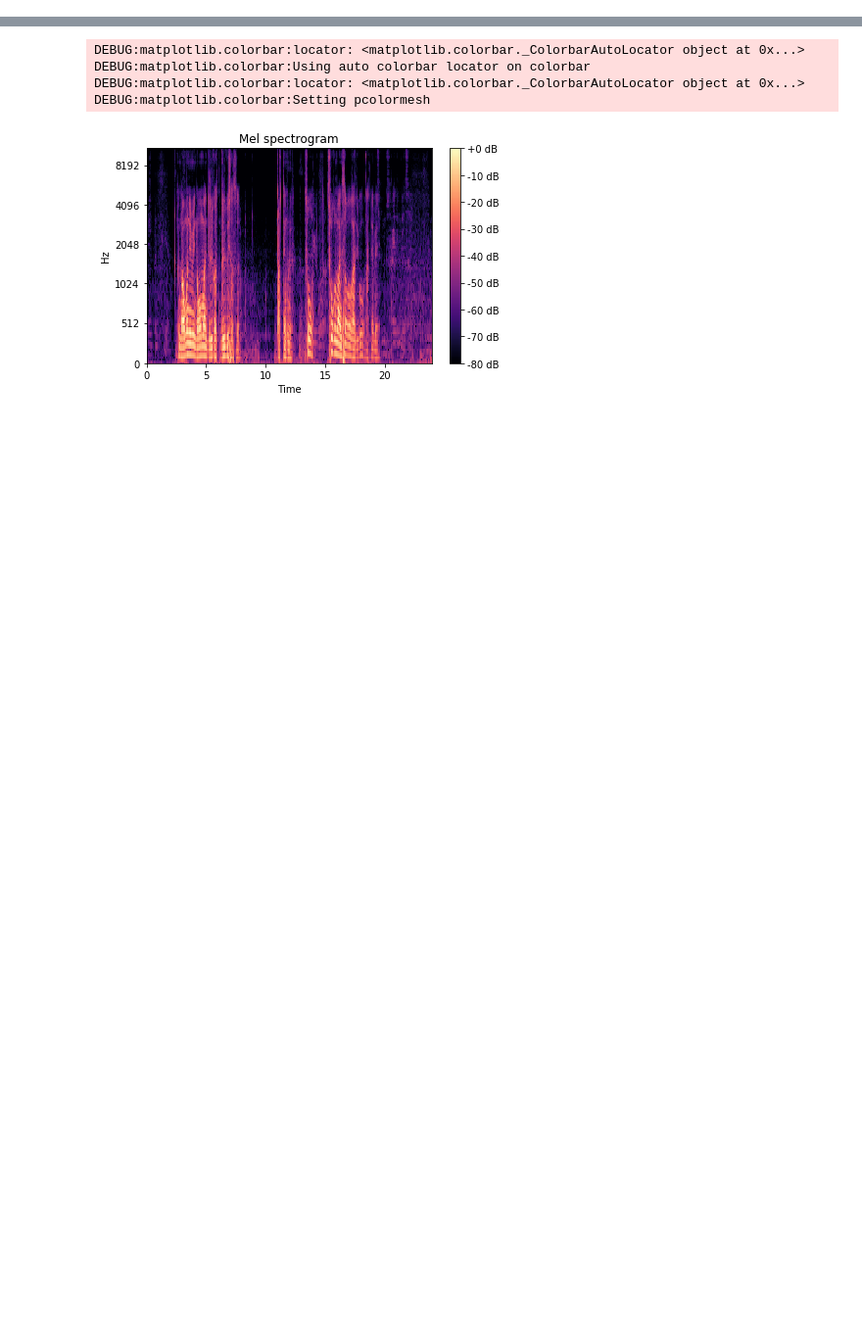
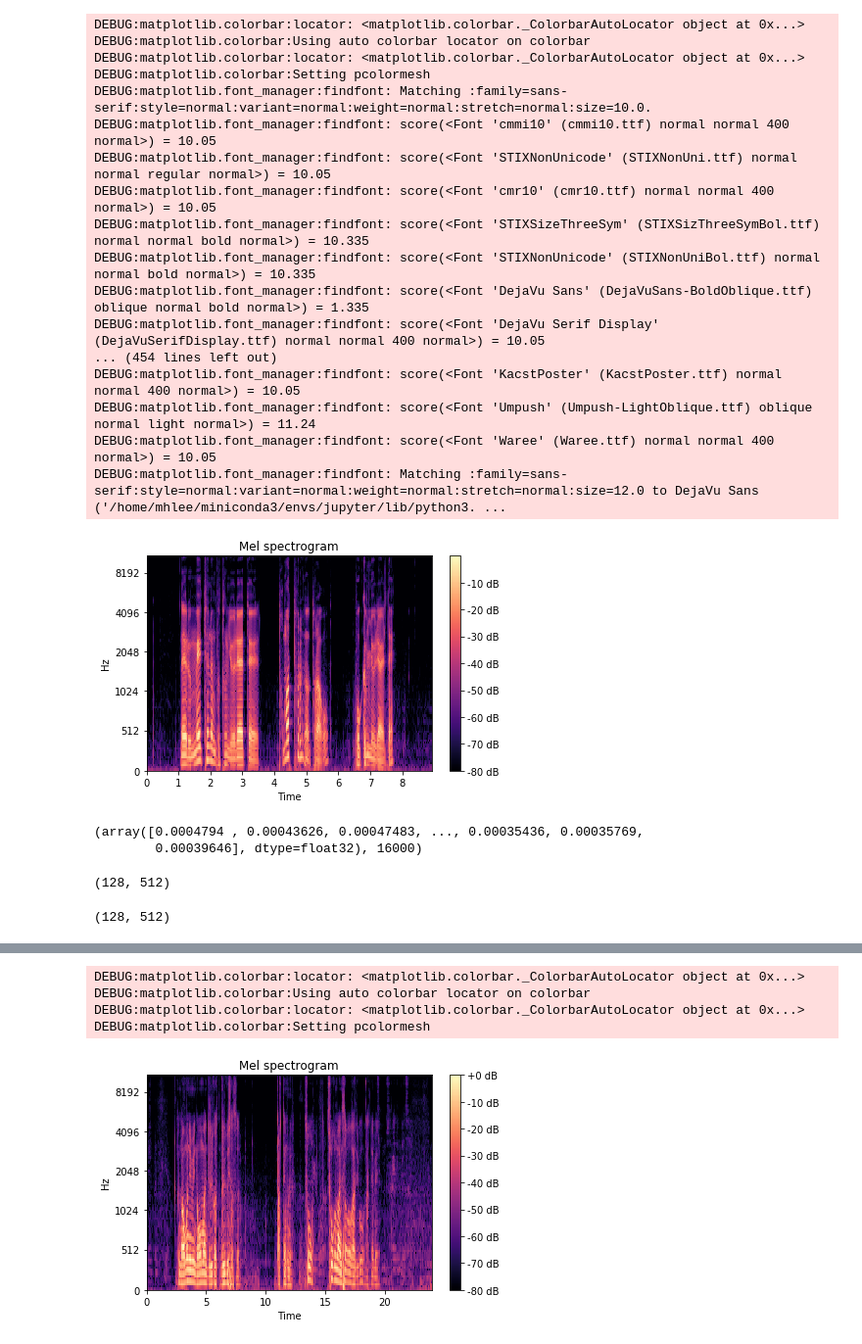
Before and after one commit to minhyeoky/lab-research, a Jupyter notebook: feature_engineering.ipynb, the cells around one changed output, grey strips where cells are left out. Shown: that part at 98% size. Drawn from its saved outputs; the diff is of its cells as text; code cells hidden in the pictures; blank space fills up the shorter version.

Commit message:
#2 Mel Spectrogram + Auto encoder

```diff
--- a/feature_engineering.ipynb
+++ b/feature_engineering.ipynb
@@ -223,0 +288,2 @@ INFO:root:reading hub data from ../data/KsponSpeech_01
+# %%
+it = dl.train_generator('hub')
@@ -223,0 +311,28 @@ INFO:root:reading hub data from ../data/KsponSpeech_01
+# %%
+dl.random_audio(mel_to_audio=True)
+# %% [output]
+DEBUG:matplotlib.colorbar:locator: <matplotlib.colorbar._ColorbarAutoLocator object at 0x...>
+DEBUG:matplotlib.colorbar:Using auto colorbar locator on colorbar
+DEBUG:matplotlib.colorbar:locator: <matplotlib.colorbar._ColorbarAutoLocator object at 0x...>
+DEBUG:matplotlib.colorbar:Setting pcolormesh
+DEBUG:matplotlib.font_manager:findfont: Matching :family=sans-serif:style=normal:variant=normal:weight=normal:stretch=normal:size=10.0.
+DEBUG:matplotlib.font_manager:findfont: score(<Font 'cmmi10' (cmmi10.ttf) normal normal 400 normal>) = 10.05
+DEBUG:matplotlib.font_manager:findfont: score(<Font 'STIXNonUnicode' (STIXNonUni.ttf) normal normal regular normal>) = 10.05
+DEBUG:matplotlib.font_manager:findfont: score(<Font 'cmr10' (cmr10.ttf) normal normal 400 normal>) = 10.05
+DEBUG:matplotlib.font_manager:findfont: score(<Font 'STIXSizeThreeSym' (STIXSizThreeSymBol.ttf) normal normal bold normal>) = 10.335
+DEBUG:matplotlib.font_manager:findfont: score(<Font 'STIXNonUnicode' (STIXNonUniBol.ttf) normal normal bold normal>) = 10.335
+DEBUG:matplotlib.font_manager:findfont: score(<Font 'DejaVu Sans' (DejaVuSans-BoldOblique.ttf) oblique normal bold normal>) = 1.335
+DEBUG:matplotlib.font_manager:findfont: score(<Font 'DejaVu Serif Display' (DejaVuSerifDisplay.ttf) normal normal 400 normal>) = 10.05
+... (454 lines left out)
+DEBUG:matplotlib.font_manager:findfont: score(<Font 'KacstPoster' (KacstPoster.ttf) normal normal 400 normal>) = 10.05
+DEBUG:matplotlib.font_manager:findfont: score(<Font 'Umpush' (Umpush-LightOblique.ttf) oblique normal light normal>) = 11.24
+DEBUG:matplotlib.font_manager:findfont: score(<Font 'Waree' (Waree.ttf) normal normal 400 normal>) = 10.05
+DEBUG:matplotlib.font_manager:findfont: Matching :family=sans-serif:style=normal:variant=normal:weight=normal:stretch=normal:size=12.0 to DejaVu Sans ('/home/mhlee/miniconda3/envs/jupyter/lib/python3. ...
+[figure, added]
+(array([0.0004794 , 0.00043626, 0.00047483, ..., 0.00035436, 0.00035769,
+        0.00039646], dtype=float32), 16000)
+# %%
+_place = np.zeros(shape=[dl.n_mels, dl.n_mels * dl.n_cnns])
+_place.shape
+# %% [output]
+(128, 512)
@@ -223,0 +349,4 @@ INFO:root:reading hub data from ../data/KsponSpeech_01
+# %%
+_place.shape
+# %% [output]
+(128, 512)
```
Also changed, not shown: parts of 7 cells of this notebook, 3 other files.
